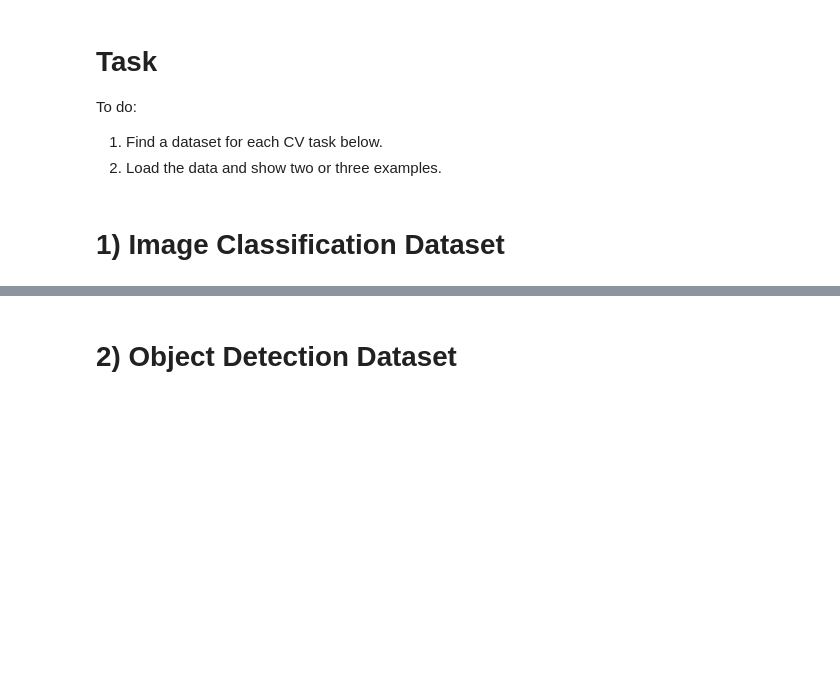
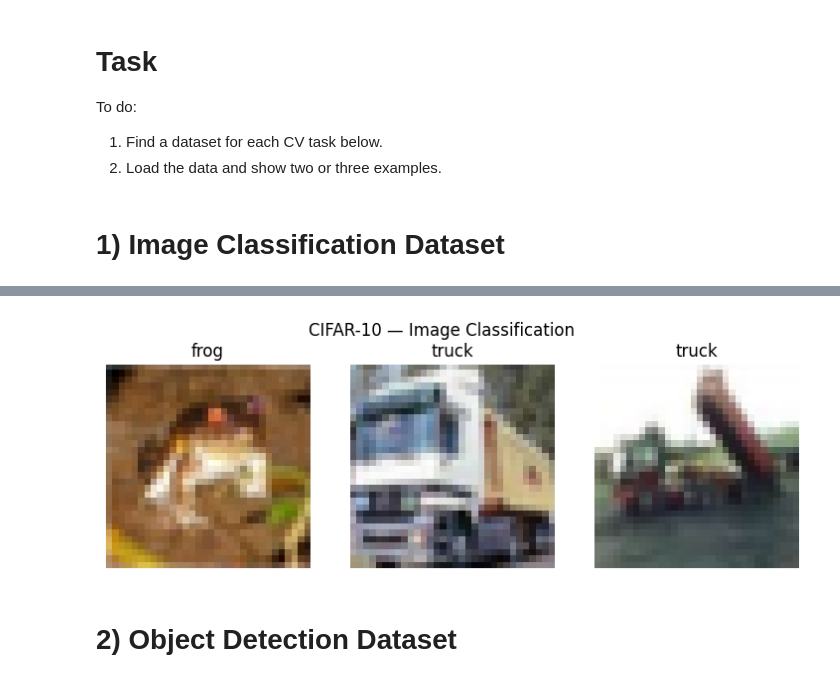
Before and after one commit to fadilsflow/campus_ai, a Jupyter notebook: Datasets_in_Computer_Vision.ipynb, the cells around one changed output, grey strips where cells are left out. Saved outputs shown, nothing was run; the diff lists cells and outputs as text; code cells hidden in the pictures; blank space fills up the shorter version.

```diff
--- a/Datasets_in_Computer_Vision.ipynb
+++ b/Datasets_in_Computer_Vision.ipynb
@@ -7,3 +7,18 @@ To do:
 2. Load the data and show two or three examples.
 # %% [markdown]
 # 1) Image Classification Dataset
+# %%
+import tensorflow as tf
+import matplotlib.pyplot as plt
+
+(x_train, y_train), _ = tf.keras.datasets.cifar10.load_data()
+class_names = ['airplane','automobile','bird','cat','deer','dog','frog','horse','ship','truck']
+
+fig, axes = plt.subplots(1, 3, figsize=(9, 3))
+for i, ax in enumerate(axes):
+    ax.imshow(x_train[i])
+    ax.set_title(class_names[y_train[i][0]])
+    ax.axis('off')
+plt.suptitle("CIFAR-10 — Image Classification")
+plt.show()
+# %% [output]
@@ -10,2 +27,3 @@ To do:
+[figure, added]
 # %% [markdown]
 # 2) Object Detection Dataset
```
Also changed, not shown: parts of 6 cells of this notebook.
